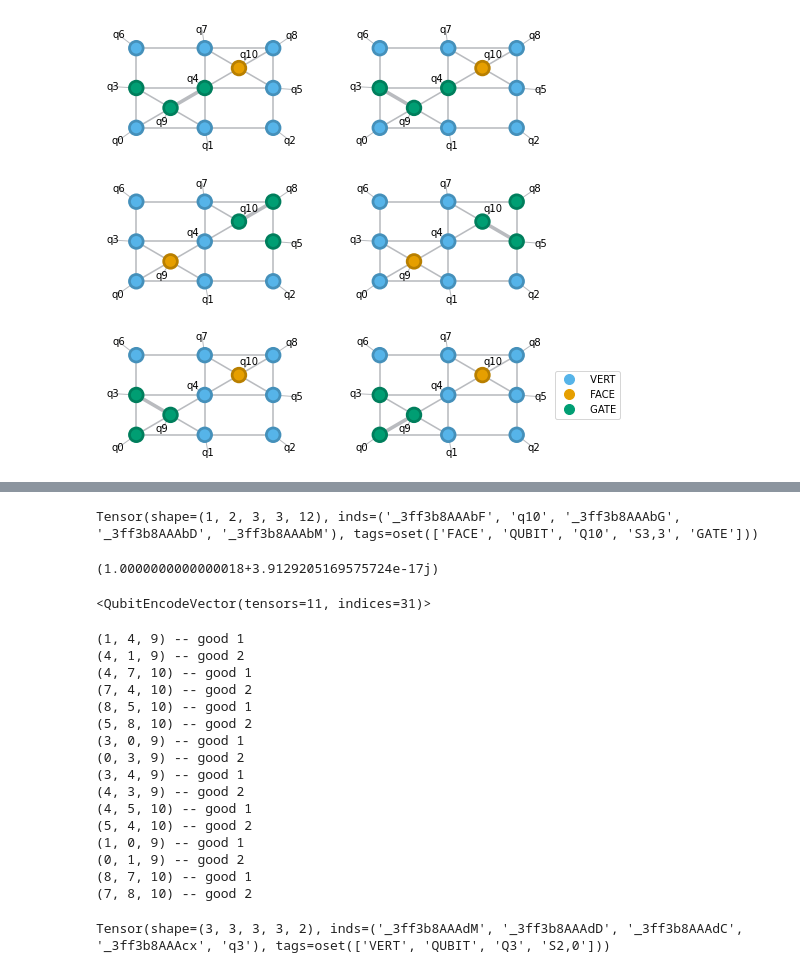
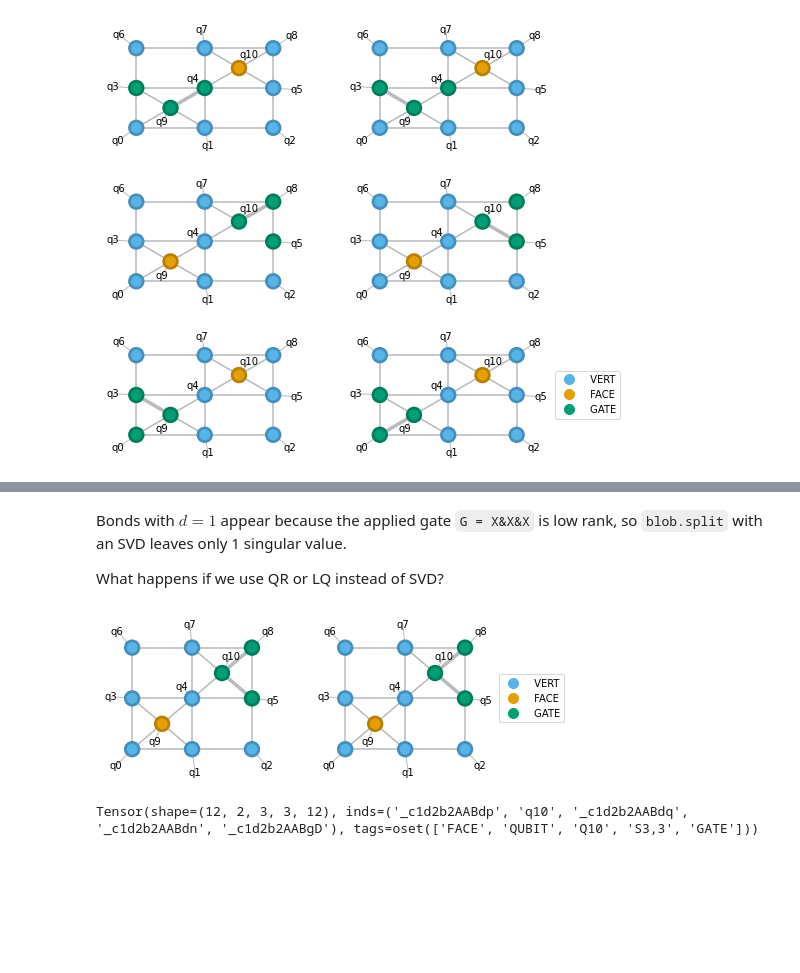
Before and after one commit to gabrielwoolls/fermion-encoding, a Jupyter notebook: Examples-Testing.ipynb, the cells around one changed output, grey strips where cells are left out. Saved outputs shown, nothing was run; the diff lists cells and outputs as text; code cells hidden in the pictures; blank space fills up the shorter version.

Commit message:
triangle_absorb tested with qr, lq
Method working for SVD, QR and LQ blob.split decomps. Also, d=1 bonds were due to low-rank gates e.g. XXX

```diff
--- a/Examples-Testing.ipynb
+++ b/Examples-Testing.ipynb
@@ -707,41 +706,14 @@ Something's fucked up with the last one ... why is there a $d=1$ bond?
-# %%
-psi0.apply_gate_(gate, where=(8,5,10), contract='triangle_absorb')
-psi1.apply_gate_(gate, where=(8,5,10), contract=False)
-psi0[10]
-# %% [output]
-Tensor(shape=(1, 2, 3, 3, 12), inds=('_3ff3b8AAAbF', 'q10', '_3ff3b8AAAbG', '_3ff3b8AAAbD', '_3ff3b8AAAbM'), tags=oset(['FACE', 'QUBIT', 'Q10', 'S3,3', 'GATE']))
-# %%
-norm = (psi0.H & psi0)^all
-print(((psi0.H & psi1)^all) / norm)
-# %% [output]
-(1.0000000000000018+3.9129205169575724e-17j)
-# %%
-psi.apply_gate(G=rand_gate, where=(1,4,9), contract='triangle_absorb')
-# %% [output]
-<QubitEncodeVector(tensors=11, indices=31)>
-# %%
-reload(tests.tests)
-from tests.tests import TestThreeBodyOps
-TTBO = TestThreeBodyOps()
-TTBO.test_triangle_absorb_method(3,3)
-# %% [output]
-(1, 4, 9) -- good 1
-(4, 1, 9) -- good 2
-(4, 7, 10) -- good 1
-(7, 4, 10) -- good 2
-(8, 5, 10) -- good 1
-(5, 8, 10) -- good 2
-(3, 0, 9) -- good 1
-(0, 3, 9) -- good 2
-(3, 4, 9) -- good 1
-(4, 3, 9) -- good 2
-(4, 5, 10) -- good 1
-(5, 4, 10) -- good 2
-(1, 0, 9) -- good 1
-(0, 1, 9) -- good 2
-(8, 7, 10) -- good 1
-(7, 8, 10) -- good 2
+# %% [markdown]
+Bonds with $d=1$ appear because the applied gate `G = X&X&X` is low rank, so `blob.split` with an SVD leaves only 1 singular value.
+
+What happens if we use QR or LQ instead of SVD?
+# %%
+_, ax = plt.subplots(ncols=2, figsize=(7,3), subplot_kw={'frame_on':False})
+psi.apply_gate(gate, where=(8,5,10), contract='triangle_absorb', method='qr').draw(ax=ax[0])
+psi.apply_gate_(gate, where=(8,5,10), contract='triangle_absorb', method='lq').draw(ax=ax[1])
+# %% [output]
+[figure, added]
 # %%
-psi[3]
+psi[10]
 # %% [output]
-Tensor(shape=(3, 3, 3, 3, 2), inds=('_3ff3b8AAAdM', '_3ff3b8AAAdD', '_3ff3b8AAAdC', '_3ff3b8AAAcx', 'q3'), tags=oset(['VERT', 'QUBIT', 'Q3', 'S2,0']))
+Tensor(shape=(12, 2, 3, 3, 12), inds=('_c1d2b2AABdp', 'q10', '_c1d2b2AABdq', '_c1d2b2AABdn', '_c1d2b2AABgD'), tags=oset(['FACE', 'QUBIT', 'Q10', 'S3,3', 'GATE']))
```
Also changed, not shown: parts of 2 cells of this notebook, 3 other files.
